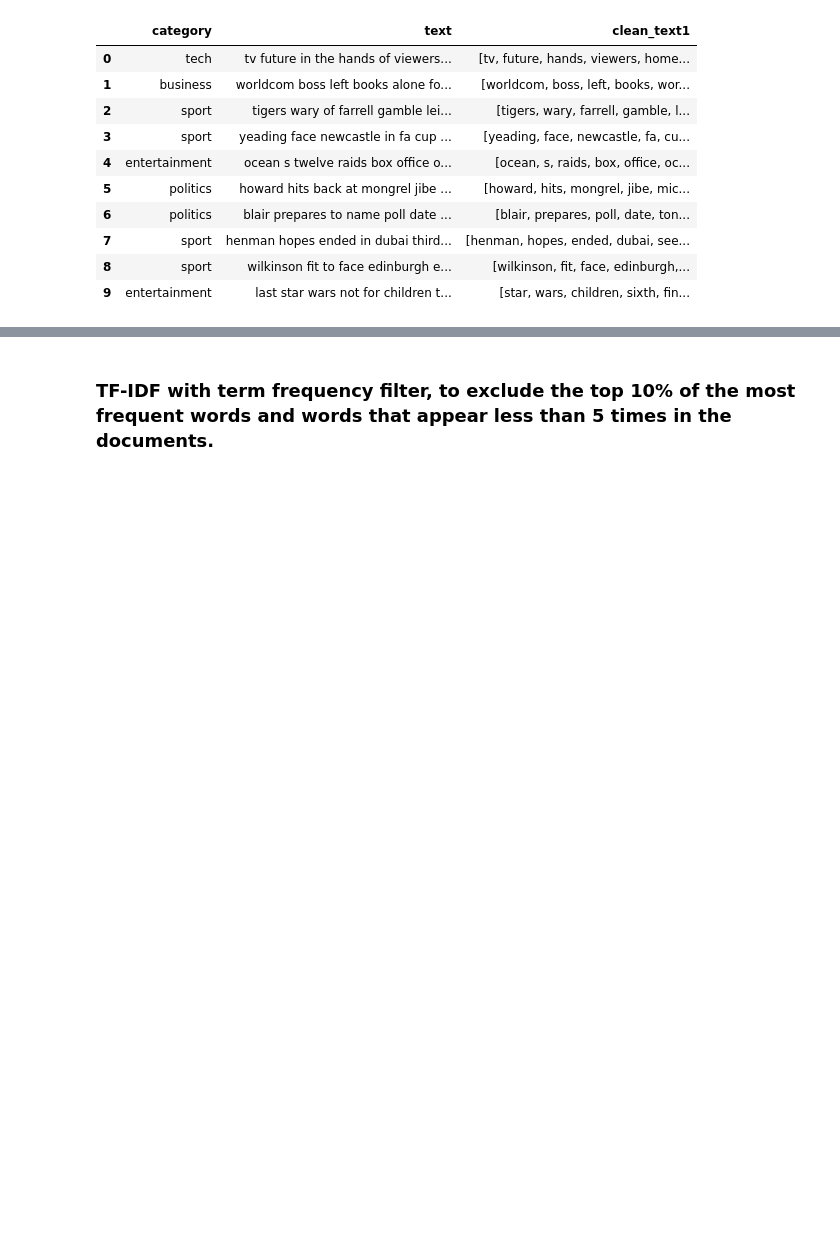
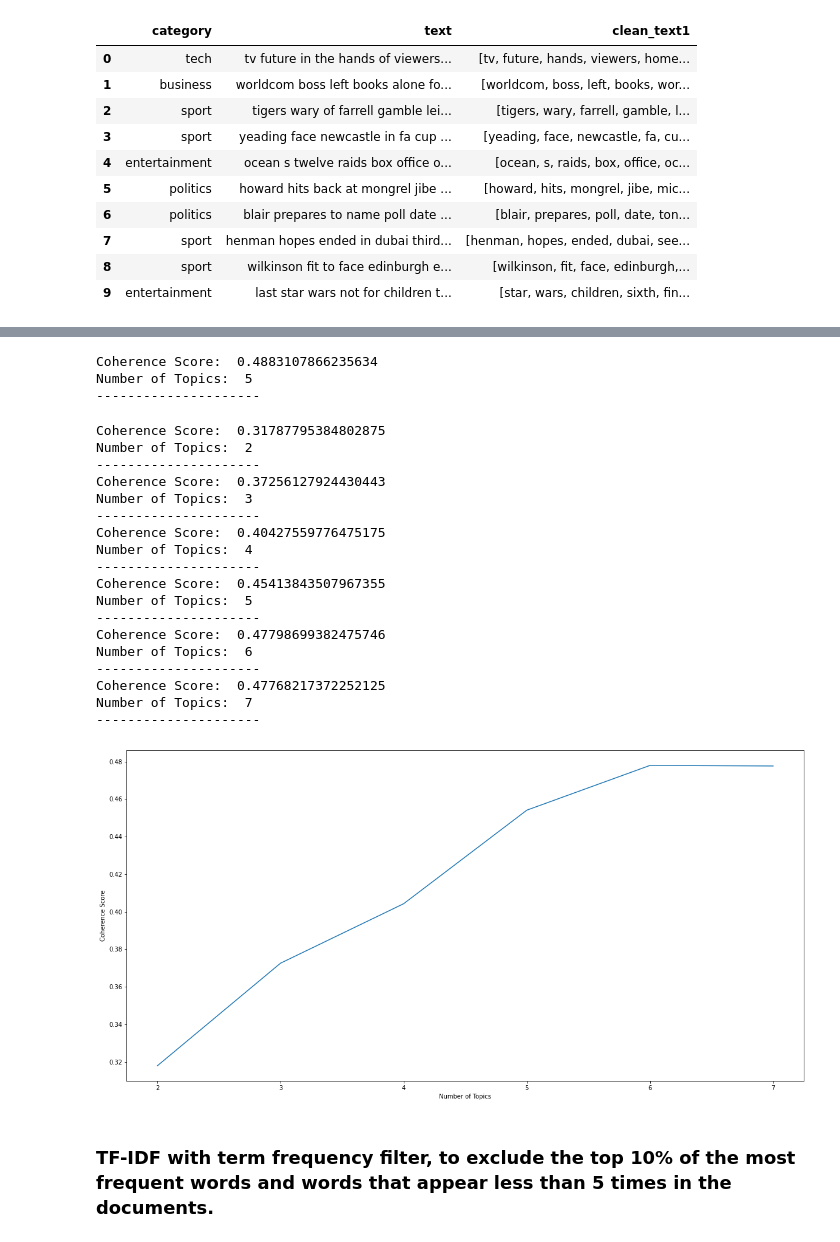
Before and after one commit to Extrieve/TextAna5, a Jupyter notebook: Scripts/analysis.ipynb, the cells around one changed output, grey strips where cells are left out. Saved outputs shown, nothing was run; the diff lists cells and outputs as text; code cells hidden in the pictures; blank space fills up the shorter version.

```diff
--- a/Scripts/analysis.ipynb
+++ b/Scripts/analysis.ipynb
@@ -111,3 +244,52 @@ df.head(10)
+# %%
+# Let's create a coherence model for LDA
+coherence_model_lda = CoherenceModel(model=lda, texts=df['clean_text1'], dictionary=dictionary, coherence='c_v')
+coherence_lda = coherence_model_lda.get_coherence() # get coherence value
+print('Coherence Score: ', coherence_lda) # get coherence value
+print('Number of Topics: ', 5) # get coherence value
+print('---------------------') # get coherence value
+# %% [output]
+Coherence Score:  0.4883107866235634
+Number of Topics:  5
+---------------------
+# %%
+# plot the coherence scores
+coherence_scores = []
+for i in range(2, 8):
+    lda = models.LdaModel(corpus_tfidf, id2word=dictionary, num_topics=i)
+    coherence_model_lda = CoherenceModel(model=lda, texts=df['clean_text1'], dictionary=dictionary, coherence='c_v')
+    coherence_lda = coherence_model_lda.get_coherence()
+    coherence_scores.append(coherence_lda)
+    print('Coherence Score: ', coherence_lda) # get coherence value
+    print('Number of Topics: ', i) # get coherence value
+    print('---------------------') # get coherence value
+
+
+plt.figure(figsize=(20, 10))
+plt.plot(range(2, 8), coherence_scores)
+plt.xlabel('Number of Topics')
+plt.ylabel('Coherence Score')
+plt.show() # get coherence value
+# %% [output]
+Coherence Score:  0.31787795384802875
+Number of Topics:  2
+---------------------
+Coherence Score:  0.37256127924430443
+Number of Topics:  3
+---------------------
+Coherence Score:  0.40427559776475175
+Number of Topics:  4
+---------------------
+Coherence Score:  0.45413843507967355
+Number of Topics:  5
+---------------------
+Coherence Score:  0.47798699382475746
+Number of Topics:  6
+---------------------
+Coherence Score:  0.47768217372252125
+Number of Topics:  7
+---------------------
+[figure, added]
 # %% [markdown]
 ### TF-IDF with term frequency filter, to exclude the top 10% of the most frequent words and words that appear less than 5 times in the documents.
 # %%
```
Also changed, not shown: parts of 31 cells of this notebook.
